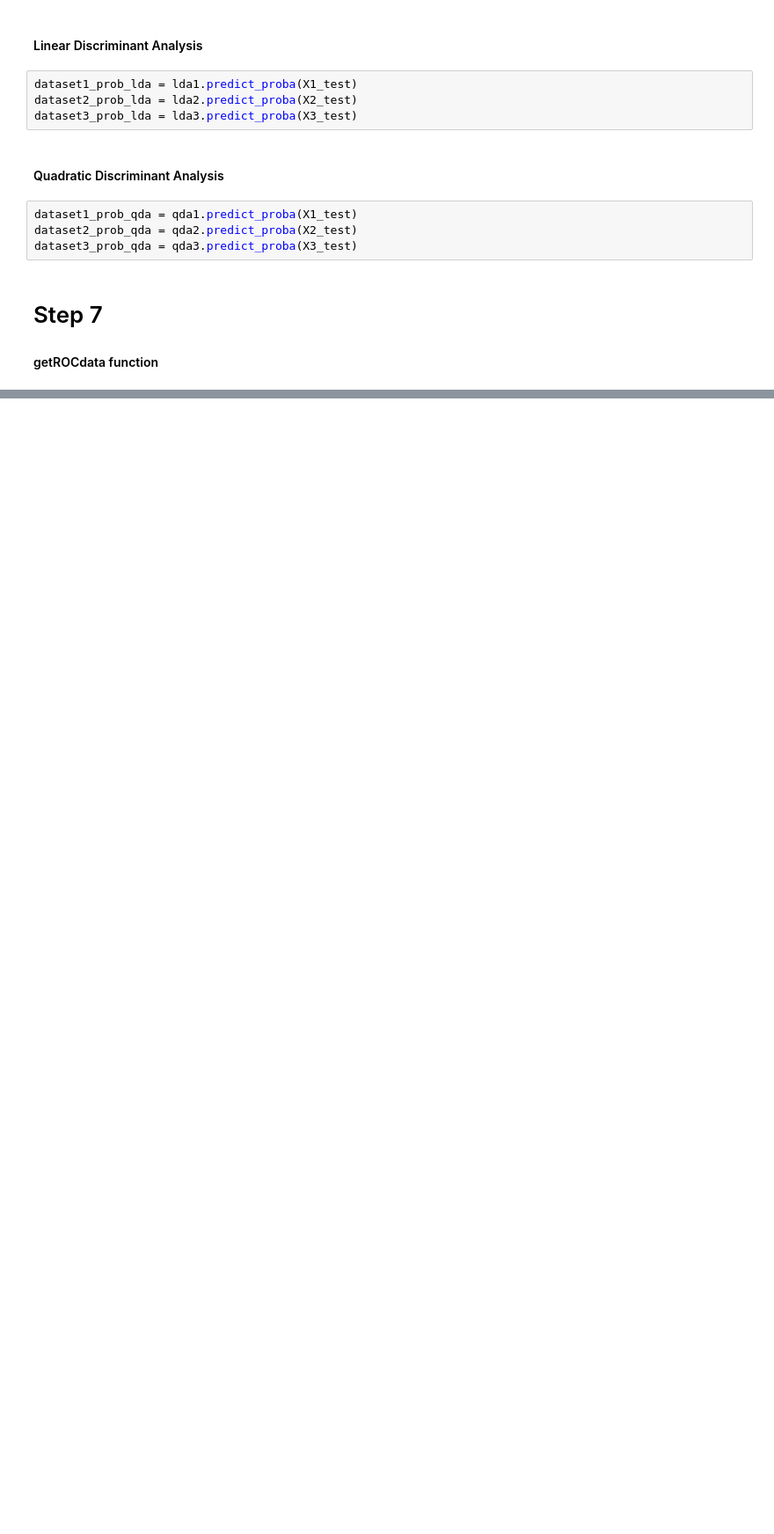
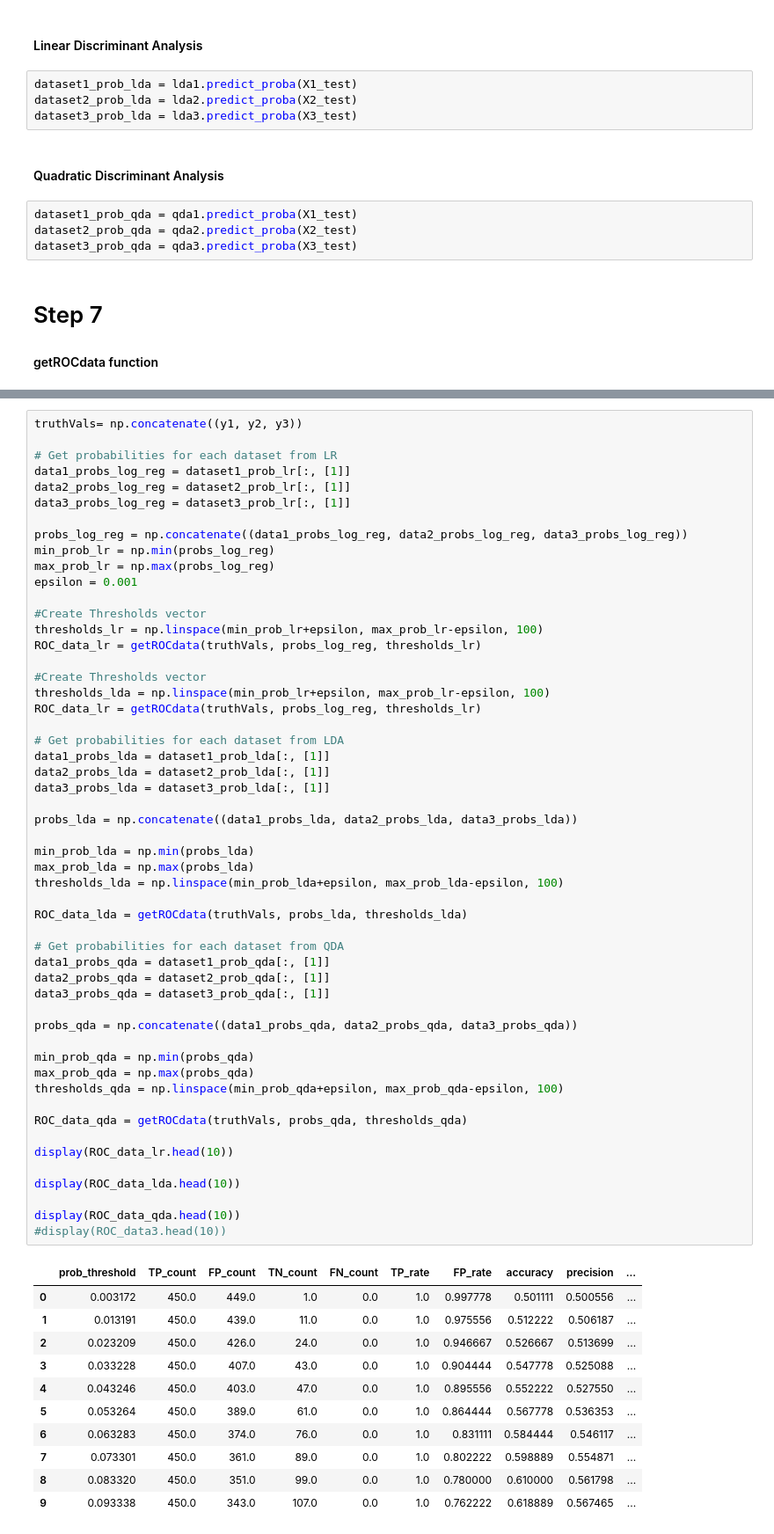
Before and after one commit to mwnewlin/AFIT, a Jupyter notebook: CSCE 623/code/HW2/NEWLIN_HW2.ipynb, the cells around one changed output, grey strips where cells are left out. Shown at 88% size. Cells and saved outputs as stored; diff of their text form; blank space fills up the shorter version.

```diff
--- a/CSCE 623/code/HW2/NEWLIN_HW2.ipynb
+++ b/CSCE 623/code/HW2/NEWLIN_HW2.ipynb
@@ -592,0 +567,65 @@ print(data1_min_lr)
+# %%
+truthVals= np.concatenate((y1, y2, y3))
+
+# Get probabilities for each dataset from LR
+data1_probs_log_reg = dataset1_prob_lr[:, [1]]
+data2_probs_log_reg = dataset2_prob_lr[:, [1]]
+data3_probs_log_reg = dataset3_prob_lr[:, [1]]
+
+probs_log_reg = np.concatenate((data1_probs_log_reg, data2_probs_log_reg, data3_probs_log_reg))
+min_prob_lr = np.min(probs_log_reg)
+max_prob_lr = np.max(probs_log_reg)
+epsilon = 0.001
+
+#Create Thresholds vector
+thresholds_lr = np.linspace(min_prob_lr+epsilon, max_prob_lr-epsilon, 100)
+ROC_data_lr = getROCdata(truthVals, probs_log_reg, thresholds_lr)
+
+#Create Thresholds vector
+thresholds_lda = np.linspace(min_prob_lr+epsilon, max_prob_lr-epsilon, 100)
+ROC_data_lr = getROCdata(truthVals, probs_log_reg, thresholds_lr)
+
+# Get probabilities for each dataset from LDA
+data1_probs_lda = dataset1_prob_lda[:, [1]]
+data2_probs_lda = dataset2_prob_lda[:, [1]]
+data3_probs_lda = dataset3_prob_lda[:, [1]]
+
+probs_lda = np.concatenate((data1_probs_lda, data2_probs_lda, data3_probs_lda))
+
+min_prob_lda = np.min(probs_lda)
+max_prob_lda = np.max(probs_lda)
+thresholds_lda = np.linspace(min_prob_lda+epsilon, max_prob_lda-epsilon, 100)
+
+ROC_data_lda = getROCdata(truthVals, probs_lda, thresholds_lda)
+
+# Get probabilities for each dataset from QDA
+data1_probs_qda = dataset1_prob_qda[:, [1]]
+data2_probs_qda = dataset2_prob_qda[:, [1]]
+data3_probs_qda = dataset3_prob_qda[:, [1]]
+
+probs_qda = np.concatenate((data1_probs_qda, data2_probs_qda, data3_probs_qda))
+
+min_prob_qda = np.min(probs_qda)
+max_prob_qda = np.max(probs_qda)
+thresholds_qda = np.linspace(min_prob_qda+epsilon, max_prob_qda-epsilon, 100)
+
+ROC_data_qda = getROCdata(truthVals, probs_qda, thresholds_qda)
+
+display(ROC_data_lr.head(10))
+
+display(ROC_data_lda.head(10))
+
+display(ROC_data_qda.head(10))
+#display(ROC_data3.head(10))
+# %% [output]
+|  | prob_threshold | TP_count | FP_count | TN_count | FN_count | TP_rate | FP_rate | accuracy | precision | ... |
+| 0 | 0.003172 | 450.0 | 449.0 | 1.0 | 0.0 | 1.0 | 0.997778 | 0.501111 | 0.500556 | ... |
+| 1 | 0.013191 | 450.0 | 439.0 | 11.0 | 0.0 | 1.0 | 0.975556 | 0.512222 | 0.506187 | ... |
+| 2 | 0.023209 | 450.0 | 426.0 | 24.0 | 0.0 | 1.0 | 0.946667 | 0.526667 | 0.513699 | ... |
+| 3 | 0.033228 | 450.0 | 407.0 | 43.0 | 0.0 | 1.0 | 0.904444 | 0.547778 | 0.525088 | ... |
+| 4 | 0.043246 | 450.0 | 403.0 | 47.0 | 0.0 | 1.0 | 0.895556 | 0.552222 | 0.527550 | ... |
+| 5 | 0.053264 | 450.0 | 389.0 | 61.0 | 0.0 | 1.0 | 0.864444 | 0.567778 | 0.536353 | ... |
+| 6 | 0.063283 | 450.0 | 374.0 | 76.0 | 0.0 | 1.0 | 0.831111 | 0.584444 | 0.546117 | ... |
+| 7 | 0.073301 | 450.0 | 361.0 | 89.0 | 0.0 | 1.0 | 0.802222 | 0.598889 | 0.554871 | ... |
+| 8 | 0.083320 | 450.0 | 351.0 | 99.0 | 0.0 | 1.0 | 0.780000 | 0.610000 | 0.561798 | ... |
+| 9 | 0.093338 | 450.0 | 343.0 | 107.0 | 0.0 | 1.0 | 0.762222 | 0.618889 | 0.567465 | ... |
```
Also changed, not shown: parts of 20 cells of this notebook, 1 other file.
